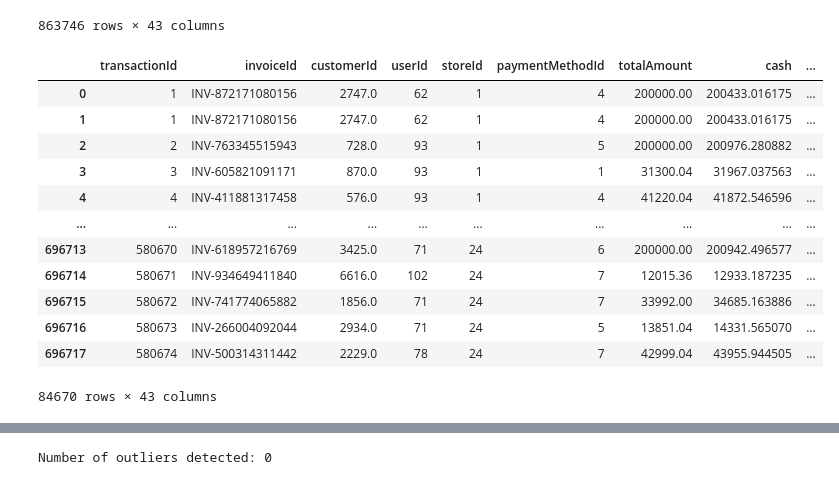
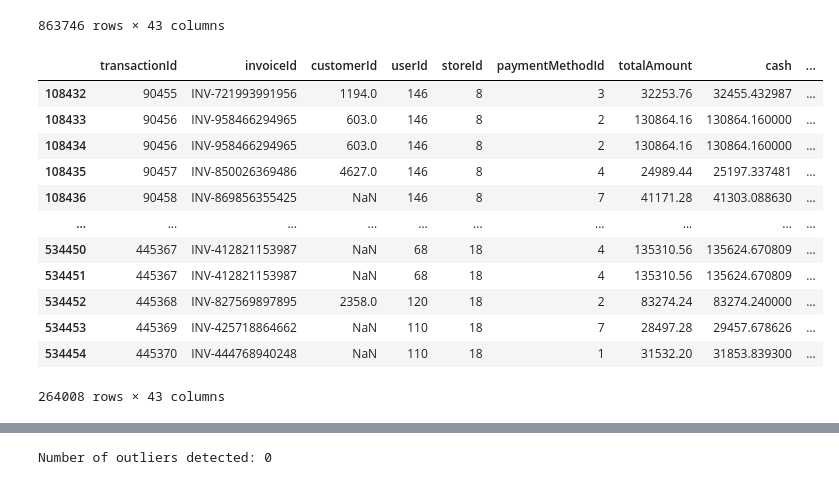
Before and after one commit to zhulkhoirrifat/nuka-pos, a Jupyter notebook: TimeSeriesMinimarket.ipynb, the cells around one changed output, grey strips where cells are left out. Saved outputs shown, nothing was run; the diff lists cells and outputs as text; code cells hidden in the pictures.

```diff
--- a/TimeSeriesMinimarket.ipynb
+++ b/TimeSeriesMinimarket.ipynb
@@ -135,23 +135,23 @@ final_df
 | 863745 | 719920 | INV-136116470389 | 553.0 | 141 | 30 | 7 | 100000.00 | 100947.831102 | ... |
 863746 rows × 43 columns
 # %%
-store_type_id = 9
+store_type_id = 10
 final_df = final_df[final_df['storeTypeId'] == store_type_id]
 final_df
 # %% [output]
 |  | transactionId | invoiceId | customerId | userId | storeId | paymentMethodId | totalAmount | cash | ... |
-| 0 | 1 | INV-872171080156 | 2747.0 | 62 | 1 | 4 | 200000.00 | 200433.016175 | ... |
-| 1 | 1 | INV-872171080156 | 2747.0 | 62 | 1 | 4 | 200000.00 | 200433.016175 | ... |
-| 2 | 2 | INV-763345515943 | 728.0 | 93 | 1 | 5 | 200000.00 | 200976.280882 | ... |
-| 3 | 3 | INV-605821091171 | 870.0 | 93 | 1 | 1 | 31300.04 | 31967.037563 | ... |
-| 4 | 4 | INV-411881317458 | 576.0 | 93 | 1 | 4 | 41220.04 | 41872.546596 | ... |
+| 108432 | 90455 | INV-721993991956 | 1194.0 | 146 | 8 | 3 | 32253.76 | 32455.432987 | ... |
+| 108433 | 90456 | INV-958466294965 | 603.0 | 146 | 8 | 2 | 130864.16 | 130864.160000 | ... |
+| 108434 | 90456 | INV-958466294965 | 603.0 | 146 | 8 | 2 | 130864.16 | 130864.160000 | ... |
+| 108435 | 90457 | INV-850026369486 | 4627.0 | 146 | 8 | 4 | 24989.44 | 25197.337481 | ... |
+| 108436 | 90458 | INV-869856355425 | NaN | 146 | 8 | 7 | 41171.28 | 41303.088630 | ... |
 | ... | ... | ... | ... | ... | ... | ... | ... | ... | ... |
-| 696713 | 580670 | INV-618957216769 | 3425.0 | 71 | 24 | 6 | 200000.00 | 200942.496577 | ... |
-| 696714 | 580671 | INV-934649411840 | 6616.0 | 102 | 24 | 7 | 12015.36 | 12933.187235 | ... |
-| 696715 | 580672 | INV-741774065882 | 1856.0 | 71 | 24 | 7 | 33992.00 | 34685.163886 | ... |
-| 696716 | 580673 | INV-266004092044 | 2934.0 | 71 | 24 | 5 | 13851.04 | 14331.565070 | ... |
-| 696717 | 580674 | INV-500314311442 | 2229.0 | 78 | 24 | 7 | 42999.04 | 43955.944505 | ... |
+| 534450 | 445367 | INV-412821153987 | NaN | 68 | 18 | 4 | 135310.56 | 135624.670809 | ... |
+| 534451 | 445367 | INV-412821153987 | NaN | 68 | 18 | 4 | 135310.56 | 135624.670809 | ... |
+| 534452 | 445368 | INV-827569897895 | 2358.0 | 120 | 18 | 2 | 83274.24 | 83274.240000 | ... |
+| 534453 | 445369 | INV-425718864662 | NaN | 110 | 18 | 7 | 28497.28 | 29457.678626 | ... |
+| 534454 | 445370 | INV-444768940248 | NaN | 110 | 18 | 1 | 31532.20 | 31853.839300 | ... |
-84670 rows × 43 columns
+264008 rows × 43 columns
 # %%
 final_df['storeId'].value_counts()
 # %% [output]
```
Also changed, not shown: parts of 2 cells of this notebook.
